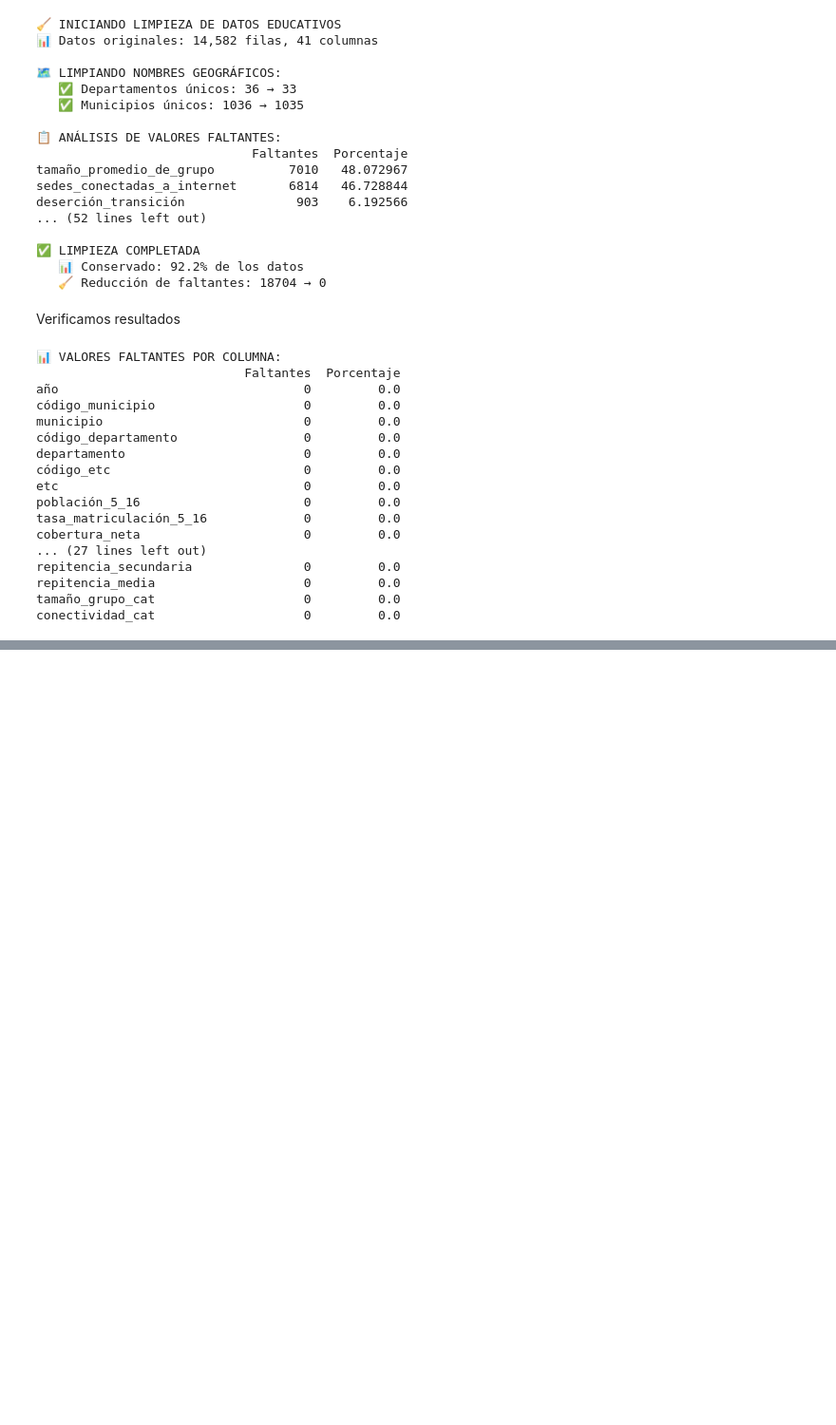
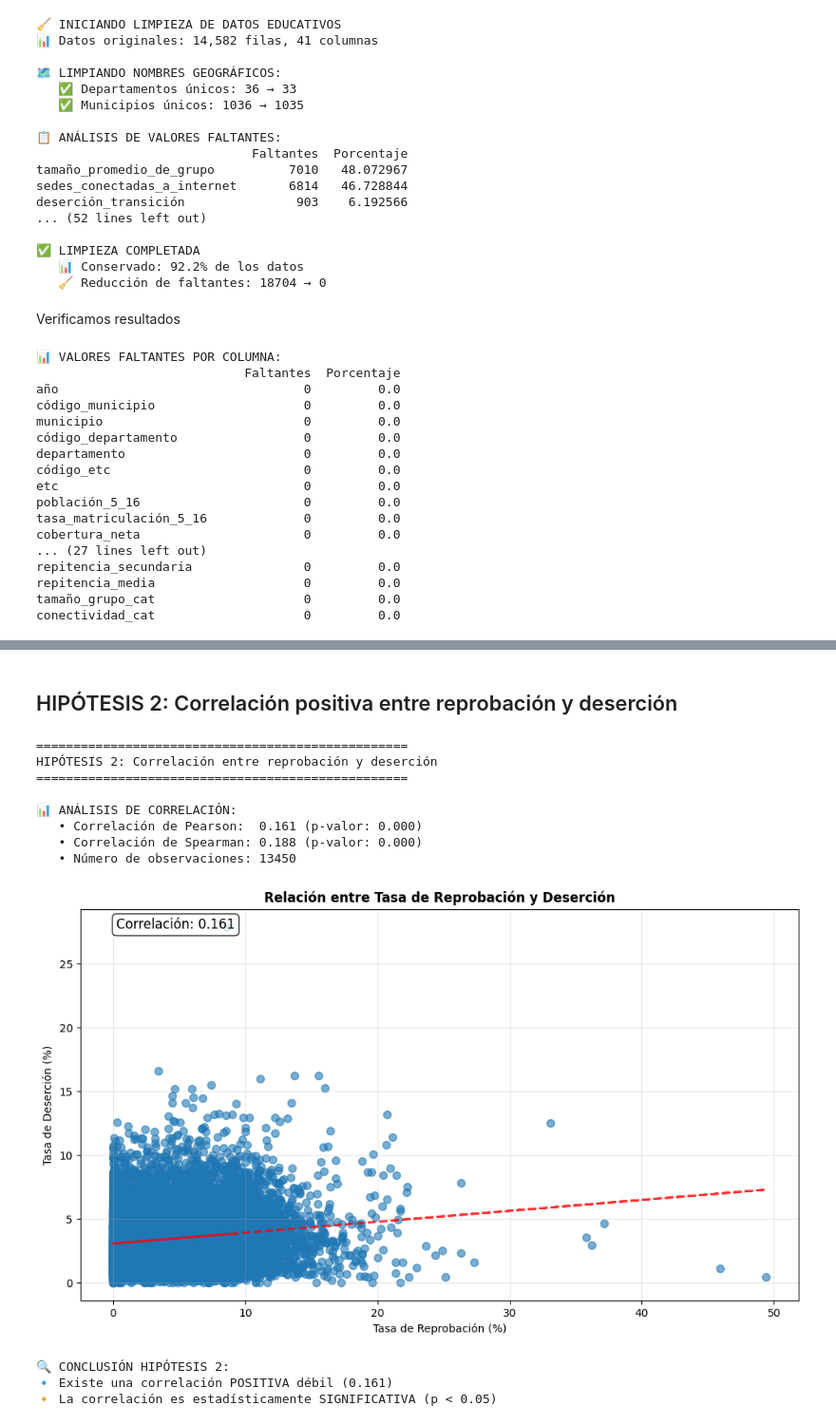
Before and after one commit to Yelettni/Final_WIDA, a Jupyter notebook: notebooks/EDUCACION_COLOMBIA.ipynb, the cells around one changed output, grey strips where cells are left out. Shown: that part at 95% size. Cells and saved outputs as stored; diff of their text form; code cells hidden in the pictures; blank space fills up the shorter version.

```diff
--- a/notebooks/EDUCACION_COLOMBIA.ipynb
+++ b/notebooks/EDUCACION_COLOMBIA.ipynb
@@ -500,0 +877,76 @@ conectividad_cat                    0         0.0
+# %% [markdown]
+## HIPÓTESIS 2: Correlación positiva entre reprobación y deserción
+# %%
+from scipy.stats import pearsonr, spearmanr
+
+print("\n" + "="*50)
+print("HIPÓTESIS 2: Correlación entre reprobación y deserción")
+print("="*50)
+
+# Variables para hipótesis 2 (usando variables generales)
+variables_correlacion = ['reprobación', 'deserción']
+
+# Verificar disponibilidad de variables
+if all(col in df_procesado.columns for col in variables_correlacion):
+    # Limpiar datos para el análisis de correlación
+    datos_h2 = df_procesado[variables_correlacion].dropna()
+
+    # Calcular correlaciones
+    corr_pearson, p_pearson = pearsonr(datos_h2['reprobación'], datos_h2['deserción'])
+    corr_spearman, p_spearman = spearmanr(datos_h2['reprobación'], datos_h2['deserción'])
+
+    print(f"\n📊 ANÁLISIS DE CORRELACIÓN:")
+    print(f"   • Correlación de Pearson:  {corr_pearson:.3f} (p-valor: {p_pearson:.3f})")
+    print(f"   • Correlación de Spearman: {corr_spearman:.3f} (p-valor: {p_spearman:.3f})")
+    print(f"   • Número de observaciones: {len(datos_h2)}")
+
+    # Visualización scatter plot
+    plt.figure(figsize=(10, 6))
+    plt.scatter(datos_h2['reprobación'], datos_h2['deserción'], alpha=0.6, s=50)
+
+    # Línea de tendencia
+    z = np.polyfit(datos_h2['reprobación'], datos_h2['deserción'], 1)
+    p = np.poly1d(z)
+    plt.plot(datos_h2['reprobación'], p(datos_h2['reprobación']), "r--", alpha=0.8, linewidth=2)
+
+    plt.title('Relación entre Tasa de Reprobación y Deserción', fontweight='bold')
+    plt.xlabel('Tasa de Reprobación (%)')
+    plt.ylabel('Tasa de Deserción (%)')
+    plt.grid(True, alpha=0.3)
+
+    # Agregar información de correlación en el gráfico
+    plt.text(0.05, 0.95, f'Correlación: {corr_pearson:.3f}',
+             transform=plt.gca().transAxes, fontsize=12,
+             bbox=dict(boxstyle="round,pad=0.3", facecolor="white", alpha=0.8))
+
+    plt.tight_layout()
+    plt.show()
+# %% [output]
+==================================================
+HIPÓTESIS 2: Correlación entre reprobación y deserción
+==================================================
+
+📊 ANÁLISIS DE CORRELACIÓN:
+   • Correlación de Pearson:  0.161 (p-valor: 0.000)
+   • Correlación de Spearman: 0.188 (p-valor: 0.000)
+   • Número de observaciones: 13450
+[figure, added]
+# %%
+# Interpretación de la correlación
+print(f"\n🔍 CONCLUSIÓN HIPÓTESIS 2:")
+
+if corr_pearson >= 0.3:
+    print(f"🔹 Existe una correlación POSITIVA moderada-fuerte ({corr_pearson:.3f})")
+elif corr_pearson >= 0.1:
+    print(f"🔹 Existe una correlación POSITIVA débil ({corr_pearson:.3f})")
+else:
+    print(f"🔹 La correlación es muy débil o inexistente ({corr_pearson:.3f})")
+
+if p_pearson < 0.05:
+    print("🔸 La correlación es estadísticamente SIGNIFICATIVA (p < 0.05)")
+else:
+    print("🔸 La correlación NO es estadísticamente significativa (p > 0.05)")
+# %% [output]
+🔍 CONCLUSIÓN HIPÓTESIS 2:
+🔹 Existe una correlación POSITIVA débil (0.161)
+🔸 La correlación es estadísticamente SIGNIFICATIVA (p < 0.05)
```
Also changed, not shown: parts of 20 cells of this notebook.
